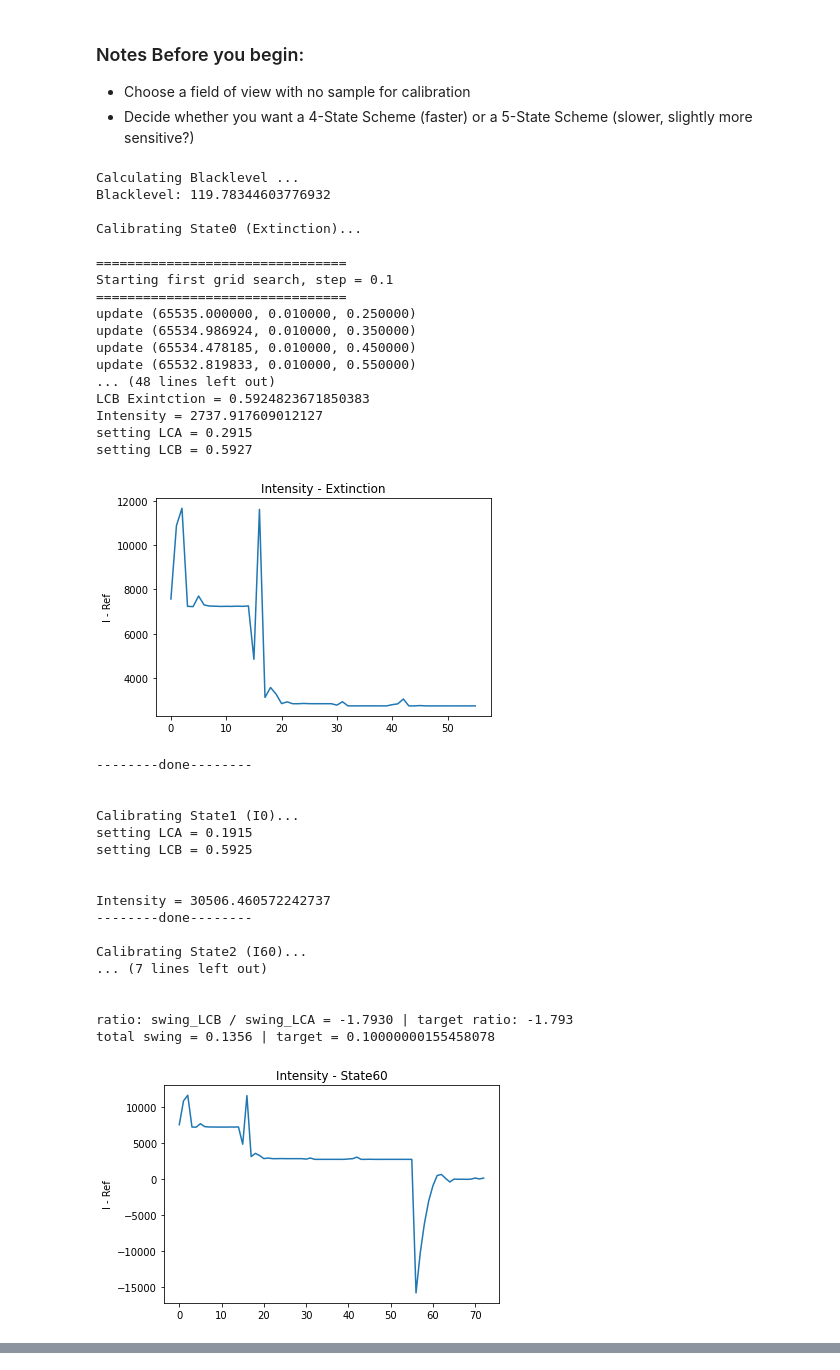
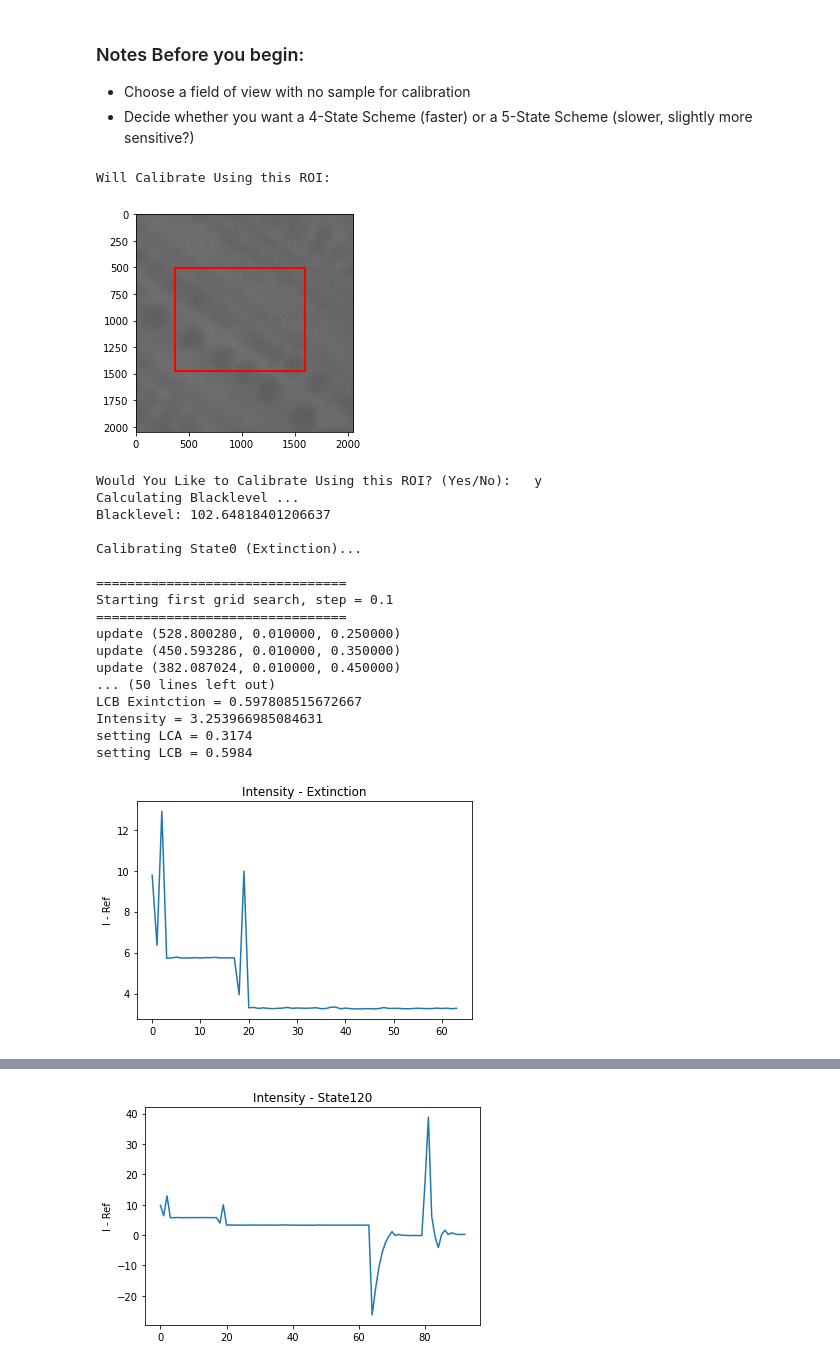
Before and after one commit to mehta-lab/waveorder, a Jupyter notebook: notebooks/QLIPP_Calibration_Notebook.ipynb, the cells around one changed output, grey strips where cells are left out. Drawn from its saved outputs; the diff is of its cells as text; code cells hidden in the pictures.

```diff
--- a/notebooks/QLIPP_Calibration_Notebook.ipynb
+++ b/notebooks/QLIPP_Calibration_Notebook.ipynb
@@ -28,53 +28,37 @@ calib.print_details = True
 # %%
 %%time
 
 calibration_scheme = '4-State Extinction'
 # calibration_scheme = '5-State'
 swing = 0.1
 wavelength = 546
-use_full_FOV = True
+use_full_FOV = False
 method = 'min_scalar'
 
-meta_dir = 'Q:\\Cameron\\2021_05_21_Hummingbird_Speed_Test'
+meta_file_name = r'Q:\Cameron\Calibration_Testing\metadata_test.txt'
 
 # Run Calibration
-calib.run_calibration(calibration_scheme, options=(swing, wavelength, meta_dir, method, use_full_FOV))
+calib.run_calibration(calibration_scheme, options=(swing, wavelength, meta_file_name, method, use_full_FOV))
 # %% [output]
-Calculating Blacklevel ...
-Blacklevel: 119.78344603776932
-
-Calibrating State0 (Extinction)...
-
-================================
-Starting first grid search, step = 0.1
-================================
-update (65535.000000, 0.010000, 0.250000)
-update (65534.986924, 0.010000, 0.350000)
-update (65534.478185, 0.010000, 0.450000)
-update (65532.819833, 0.010000, 0.550000)
-... (48 lines left out)
-LCB Exintction = 0.5924823671850383
-Intensity = 2737.917609012127
-setting LCA = 0.2915
-setting LCB = 0.5927
+Will Calibrate Using this ROI:
-[figure, old version]
+[figure, new version]
---------done--------
+Would You Like to Calibrate Using this ROI? (Yes/No):   y
+Calculating Blacklevel ...
+Blacklevel: 102.64818401206637
 
+Calibrating State0 (Extinction)...
 
-Calibrating State1 (I0)...
-setting LCA = 0.1915
-setting LCB = 0.5925
-
-
-Intensity = 30506.460572242737
---------done--------
-
-Calibrating State2 (I60)...
-... (7 lines left out)
-
-
-ratio: swing_LCB / swing_LCA = -1.7930 | target ratio: -1.793
-total swing = 0.1356 | target = 0.10000000155458078
+================================
+Starting first grid search, step = 0.1
+================================
+update (528.800280, 0.010000, 0.250000)
+update (450.593286, 0.010000, 0.350000)
+update (382.087024, 0.010000, 0.450000)
+... (50 lines left out)
+LCB Exintction = 0.597808515672667
+Intensity = 3.253966985084631
+setting LCA = 0.3174
+setting LCB = 0.5984
-[figure, old version]
+[figure, new version]
 --------done--------
 
@@ -100,0 +96 @@ Wall time: 1min 39s
+[figure, added]
```
Also changed, not shown: parts of 3 cells of this notebook, 1 other file.
